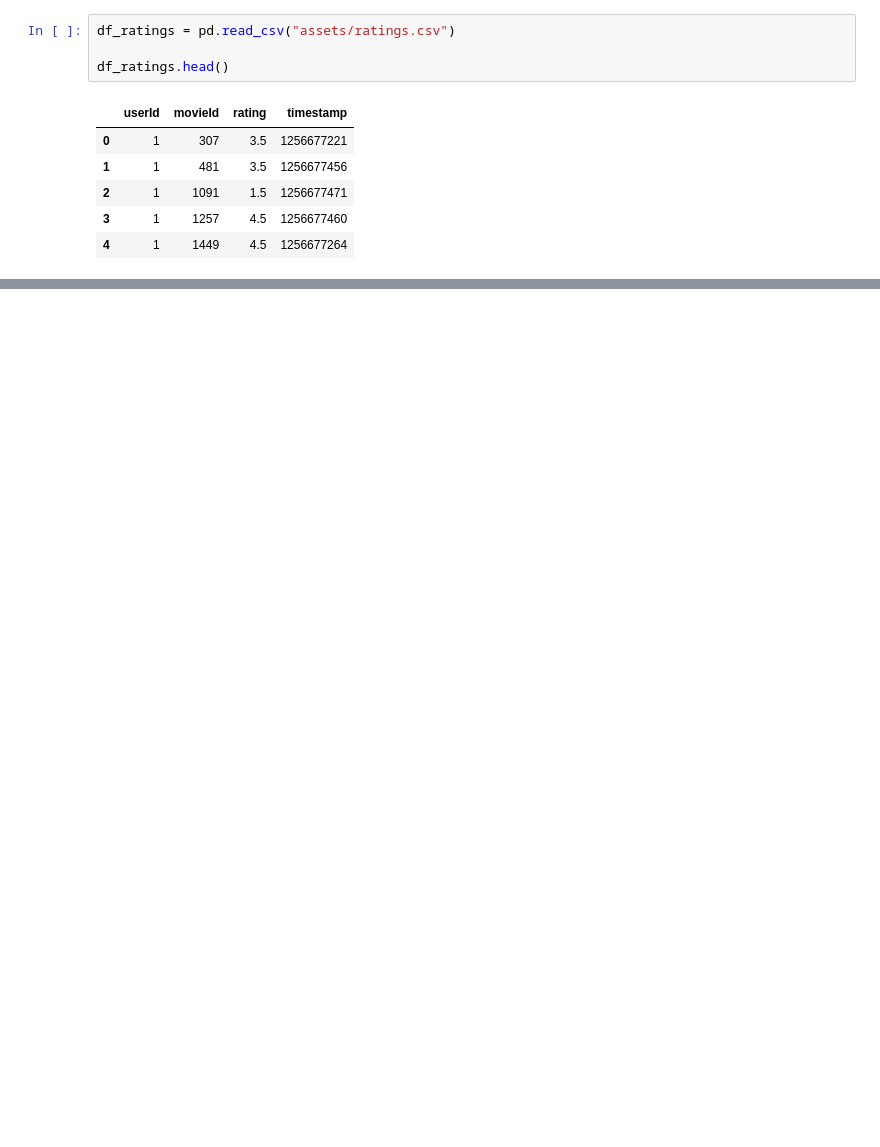
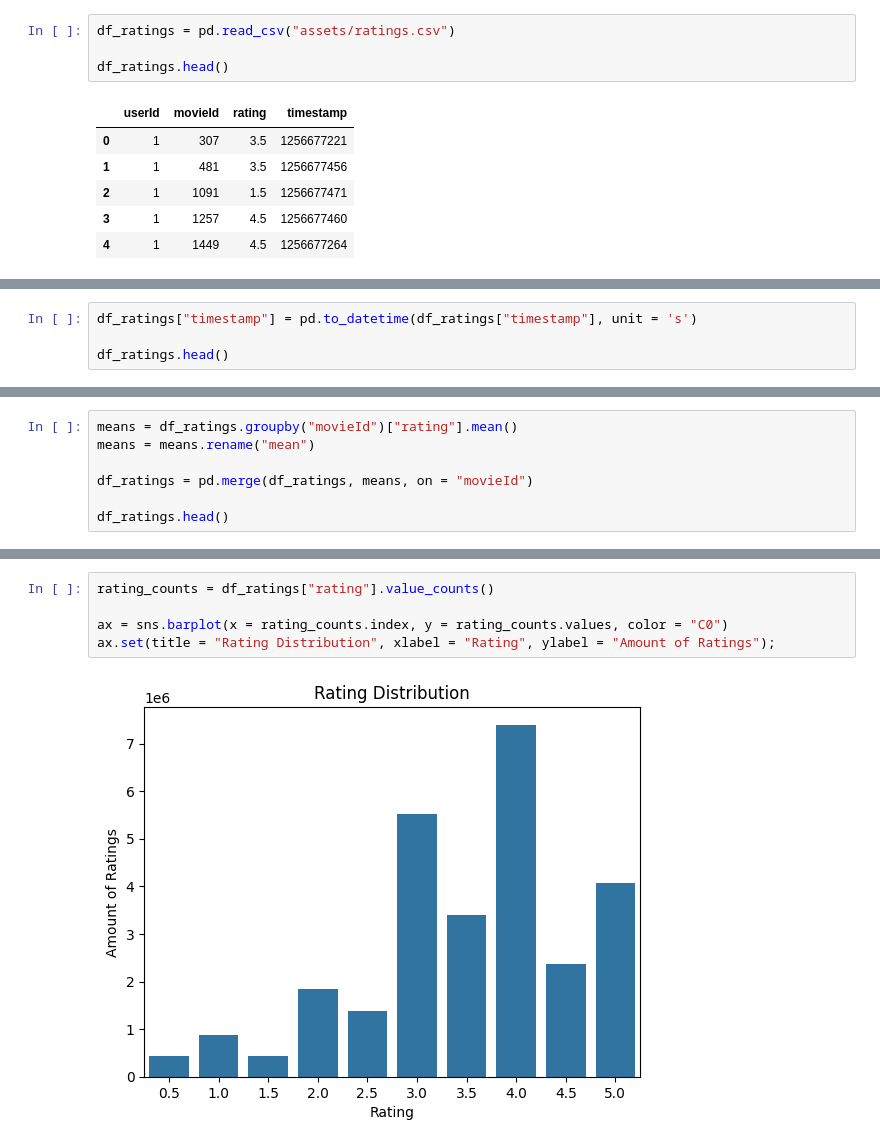
Before and after one commit to Andreas-Svensson/movie_recommender, a Jupyter notebook: data_analysis.ipynb, the cells around one changed output, grey strips where cells are left out. Drawn from its saved outputs; the diff is of its cells as text; blank space fills up the shorter version.

Commit message:
renamed file from EDA.ipynb

```diff
--- a/data_analysis.ipynb
+++ b/data_analysis.ipynb
@@ -317,0 +89,4 @@ Occurrences = 3
+# %%
+df_ratings["timestamp"] = pd.to_datetime(df_ratings["timestamp"], unit = 's')
+
+df_ratings.head()
@@ -317,0 +111,7 @@ Occurrences = 3
+# %%
+means = df_ratings.groupby("movieId")["rating"].mean()
+means = means.rename("mean")
+
+df_ratings = pd.merge(df_ratings, means, on = "movieId")
+
+df_ratings.head()
@@ -317,0 +174,7 @@ Occurrences = 3
+# %%
+rating_counts = df_ratings["rating"].value_counts()
+
+ax = sns.barplot(x = rating_counts.index, y = rating_counts.values, color = "C0")
+ax.set(title = "Rating Distribution", xlabel = "Rating", ylabel = "Amount of Ratings");
+# %% [output]
+[figure, added]
```
Also changed, not shown: parts of 75 cells of this notebook.
